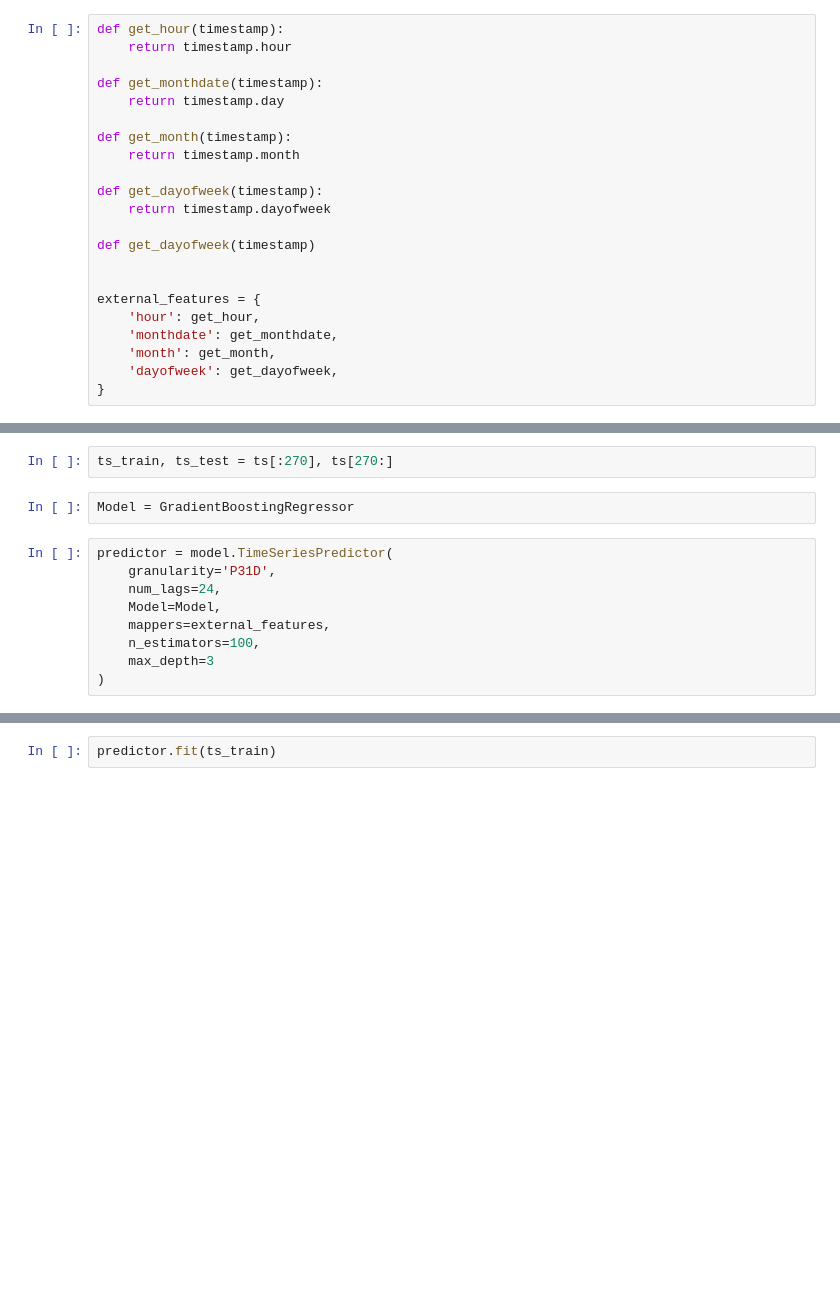
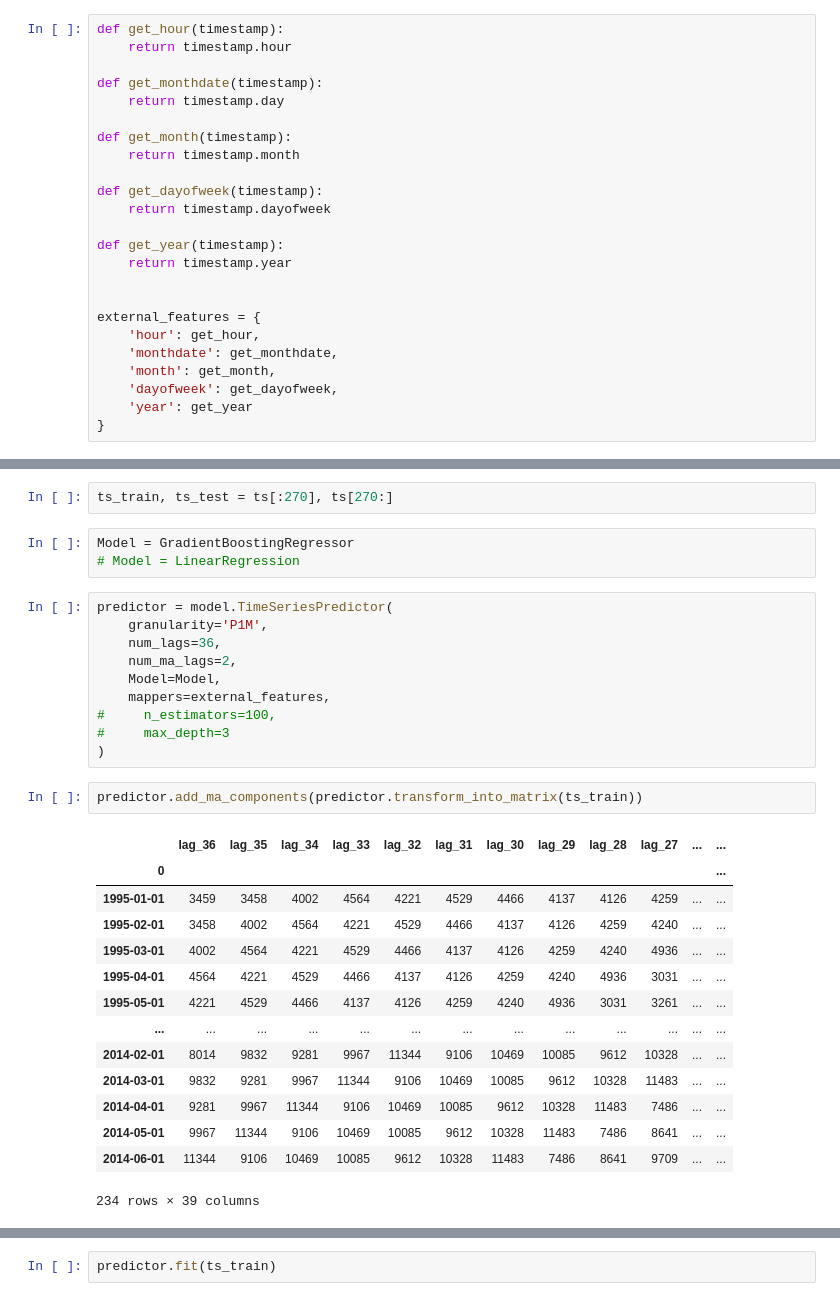
Before and after one commit to technogleb/ts_course_summer, a Jupyter notebook: week_3/modern_approach.ipynb, the cells around one changed output, grey strips where cells are left out. Saved outputs shown, nothing was run; the diff lists cells and outputs as text; blank space fills up the shorter version.

```diff
--- a/week_3/modern_approach.ipynb
+++ b/week_3/modern_approach.ipynb
@@ -71,7 +71,8 @@ def get_month(timestamp):
 def get_dayofweek(timestamp):
     return timestamp.dayofweek
 
-def get_dayofweek(timestamp)
+def get_year(timestamp):
+    return timestamp.year
 
 
 external_features = {
@@ -79,6 +80,7 @@ external_features = {
     'monthdate': get_monthdate,
     'month': get_month,
     'dayofweek': get_dayofweek,
+    'year': get_year
 }
 # %% [markdown]
 #### Зададим модель
@@ -317,12 +324,31 @@ ts = dataset['alcohol_sales.csv']
 ts_train, ts_test = ts[:270], ts[270:]
 # %%
 Model = GradientBoostingRegressor
+# Model = LinearRegression
 # %%
 predictor = model.TimeSeriesPredictor(
-    granularity='P31D',
-    num_lags=24,
+    granularity='P1M',
+    num_lags=36,
+    num_ma_lags=2,
     Model=Model,
     mappers=external_features,
-    n_estimators=100,
-    max_depth=3
+#     n_estimators=100,
+#     max_depth=3
 )
+# %%
+predictor.add_ma_components(predictor.transform_into_matrix(ts_train))
+# %% [output]
+|  | lag_36 | lag_35 | lag_34 | lag_33 | lag_32 | lag_31 | lag_30 | lag_29 | lag_28 | lag_27 | ... | ... |
+| 0 |  |  |  |  |  |  |  |  |  |  |  | ... |
+| 1995-01-01 | 3459 | 3458 | 4002 | 4564 | 4221 | 4529 | 4466 | 4137 | 4126 | 4259 | ... | ... |
+| 1995-02-01 | 3458 | 4002 | 4564 | 4221 | 4529 | 4466 | 4137 | 4126 | 4259 | 4240 | ... | ... |
+| 1995-03-01 | 4002 | 4564 | 4221 | 4529 | 4466 | 4137 | 4126 | 4259 | 4240 | 4936 | ... | ... |
+| 1995-04-01 | 4564 | 4221 | 4529 | 4466 | 4137 | 4126 | 4259 | 4240 | 4936 | 3031 | ... | ... |
+| 1995-05-01 | 4221 | 4529 | 4466 | 4137 | 4126 | 4259 | 4240 | 4936 | 3031 | 3261 | ... | ... |
+| ... | ... | ... | ... | ... | ... | ... | ... | ... | ... | ... | ... | ... |
+| 2014-02-01 | 8014 | 9832 | 9281 | 9967 | 11344 | 9106 | 10469 | 10085 | 9612 | 10328 | ... | ... |
+| 2014-03-01 | 9832 | 9281 | 9967 | 11344 | 9106 | 10469 | 10085 | 9612 | 10328 | 11483 | ... | ... |
+| 2014-04-01 | 9281 | 9967 | 11344 | 9106 | 10469 | 10085 | 9612 | 10328 | 11483 | 7486 | ... | ... |
+| 2014-05-01 | 9967 | 11344 | 9106 | 10469 | 10085 | 9612 | 10328 | 11483 | 7486 | 8641 | ... | ... |
+| 2014-06-01 | 11344 | 9106 | 10469 | 10085 | 9612 | 10328 | 11483 | 7486 | 8641 | 9709 | ... | ... |
+234 rows × 39 columns
```
Also changed, not shown: parts of 26 cells of this notebook, 1 other file.
